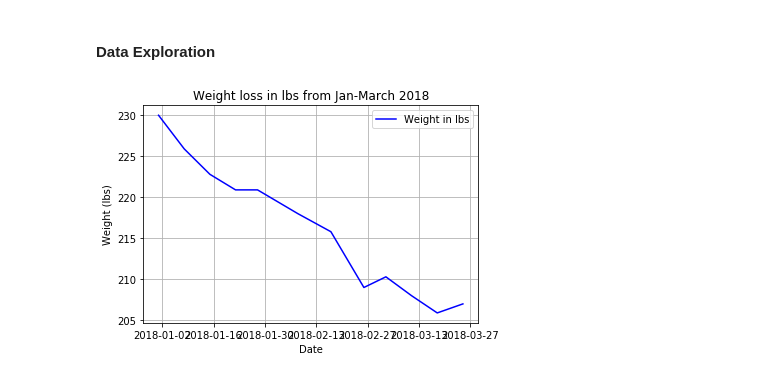
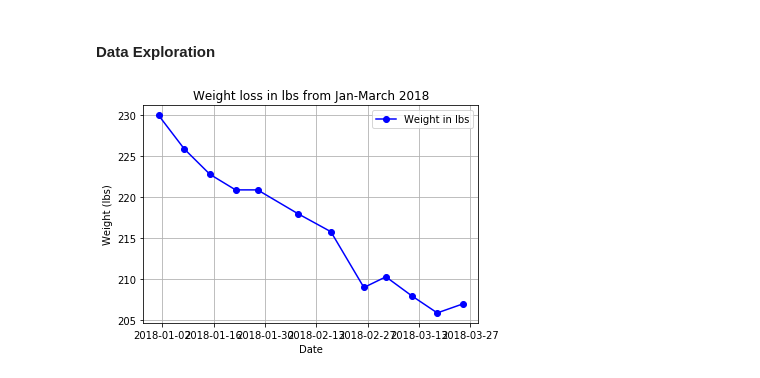
Before and after one commit to willvelida/mydata, a Jupyter notebook: jupyter notebooks/My Data Analysis Jan-Mar 2018.ipynb, the cells around one changed output. Cells and saved outputs as stored; diff of their text form; code cells hidden in the pictures.

```diff
--- a/jupyter notebooks/My Data Analysis Jan-Mar 2018.ipynb
+++ b/jupyter notebooks/My Data Analysis Jan-Mar 2018.ipynb
@@ -701,14 +706,14 @@ body_fat = weightmeasurements_df2['BodyFat (%)']
 # %%
 # Plot weight in lbs over time
 fig, ax = plt.subplots()
-ax.plot(date, weight_lbs, color='b', label='Weight in lbs')
+ax.plot(date, weight_lbs,'o-', color='b', label='Weight in lbs')
 ax.legend(loc='upper right')
 
 # Set the labels
 ax.set(xlabel='Date', ylabel='Weight (lbs)', title='Weight loss in lbs from Jan-March 2018')
 ax.grid()
 
 # Show the plot
 plt.show()
 # %% [output]
-[figure, old version]
+[figure, new version]
```
Also changed, not shown: parts of 3 cells of this notebook.
